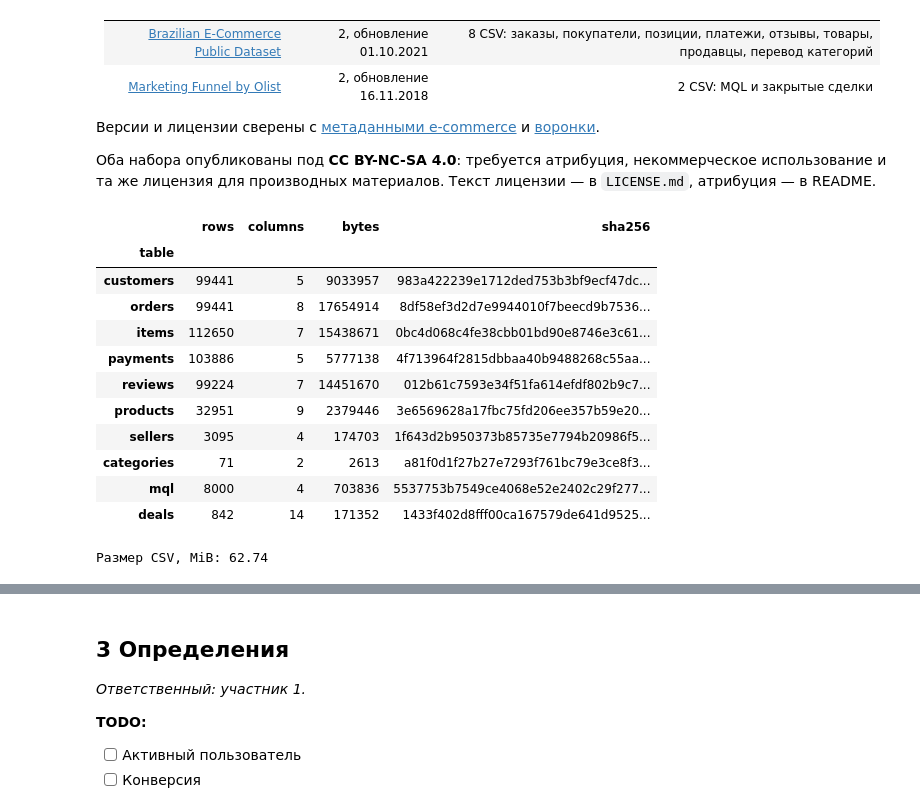
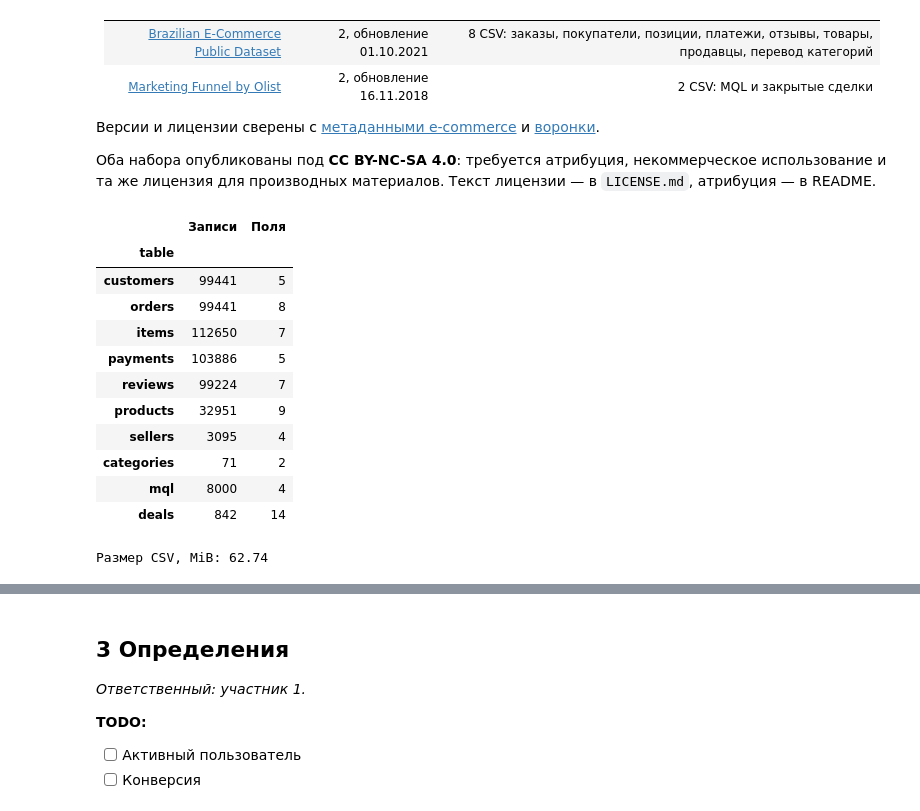
Before and after one commit to iverid/ProdAnal, a Jupyter notebook: project.ipynb, the cells around one changed output, grey strips where cells are left out. Saved outputs shown, nothing was run; the diff lists cells and outputs as text; code cells hidden in the pictures.

```diff
--- a/project.ipynb
+++ b/project.ipynb
@@ -33,15 +33,17 @@
 9. Репозиторий
 # %%
 from pathlib import Path
-import hashlib
 import numpy as np
 import pandas as pd
-from IPython.display import display, Markdown
+import matplotlib.pyplot as plt
+from IPython.display import display
 
 DATA_DIR = Path('data')
 assert DATA_DIR.is_dir(), 'Запустите ноутбук из корня репозитория'
 pd.set_option('display.max_rows', 100)
 pd.set_option('display.max_columns', 20)
+pd.set_option('display.max_colwidth', None)
+plt.rcParams.update({'figure.dpi': 110, 'font.size': 10})
 
 print('Папка с данными:', DATA_DIR)
 # %% [output]
@@ -120,42 +117,41 @@ Olist использует комбинированную схему получ
 # %%
 FILES = {
     'customers': 'Olist E-Commerce Public Dataset/olist_customers_dataset.csv',
     'orders': 'Olist E-Commerce Public Dataset/olist_orders_dataset.csv',
     'items': 'Olist E-Commerce Public Dataset/olist_order_items_dataset.csv',
     'payments': 'Olist E-Commerce Public Dataset/olist_order_payments_dataset.csv',
     'reviews': 'Olist E-Commerce Public Dataset/olist_order_reviews_dataset.csv',
     'products': 'Olist E-Commerce Public Dataset/olist_products_dataset.csv',
     'sellers': 'Olist E-Commerce Public Dataset/olist_sellers_dataset.csv',
     'categories': 'Olist E-Commerce Public Dataset/product_category_name_translation.csv',
     'mql': 'Marketing Funnel by Olist/olist_marketing_qualified_leads_dataset.csv',
     'deals': 'Marketing Funnel by Olist/olist_closed_deals_dataset.csv',
 }
 raw = {}
 inventory = []
 for name, relative_path in FILES.items():
     path = DATA_DIR / relative_path
     raw[name] = pd.read_csv(path, dtype={
         'customer_zip_code_prefix': 'string', 'seller_zip_code_prefix': 'string',
     })
     inventory.append({
         'table': name, 'rows': len(raw[name]), 'columns': len(raw[name].columns),
-        'bytes': path.stat().st_size, 'sha256': hashlib.sha256(path.read_bytes()).hexdigest(),
+        'bytes': path.stat().st_size,
     })
 inventory = pd.DataFrame(inventory).set_index('table')
-with pd.option_context('display.max_colwidth', None):
-    display(inventory)
+display(inventory[['rows', 'columns']].rename(columns={'rows': 'Записи', 'columns': 'Поля'}))
 print('Размер CSV, MiB:', round(inventory['bytes'].sum() / 1024**2, 2))
 # %% [output]
-|  | rows | columns | bytes | sha256 |
-| table |  |  |  |  |
-| customers | 99441 | 5 | 9033957 | 983a422239e1712ded753b3bf9ecf47dc... |
-| orders | 99441 | 8 | 17654914 | 8df58ef3d2d7e9944010f7beecd9b7536... |
-| items | 112650 | 7 | 15438671 | 0bc4d068c4fe38cbb01bd90e8746e3c61... |
-| payments | 103886 | 5 | 5777138 | 4f713964f2815dbbaa40b9488268c55aa... |
-| reviews | 99224 | 7 | 14451670 | 012b61c7593e34f51fa614efdf802b9c7... |
-| products | 32951 | 9 | 2379446 | 3e6569628a17fbc75fd206ee357b59e20... |
-| sellers | 3095 | 4 | 174703 | 1f643d2b950373b85735e7794b20986f5... |
-| categories | 71 | 2 | 2613 | a81f0d1f27b27e7293f761bc79e3ce8f3... |
-| mql | 8000 | 4 | 703836 | 5537753b7549ce4068e52e2402c29f277... |
-| deals | 842 | 14 | 171352 | 1433f402d8fff00ca167579de641d9525... |
+|  | Записи | Поля |
+| table |  |  |
+| customers | 99441 | 5 |
+| orders | 99441 | 8 |
+| items | 112650 | 7 |
+| payments | 103886 | 5 |
+| reviews | 99224 | 7 |
+| products | 32951 | 9 |
+| sellers | 3095 | 4 |
+| categories | 71 | 2 |
+| mql | 8000 | 4 |
+| deals | 842 | 14 |
 Размер CSV, MiB: 62.74
```
Also changed, not shown: parts of 55 cells of this notebook, 1 other file.
